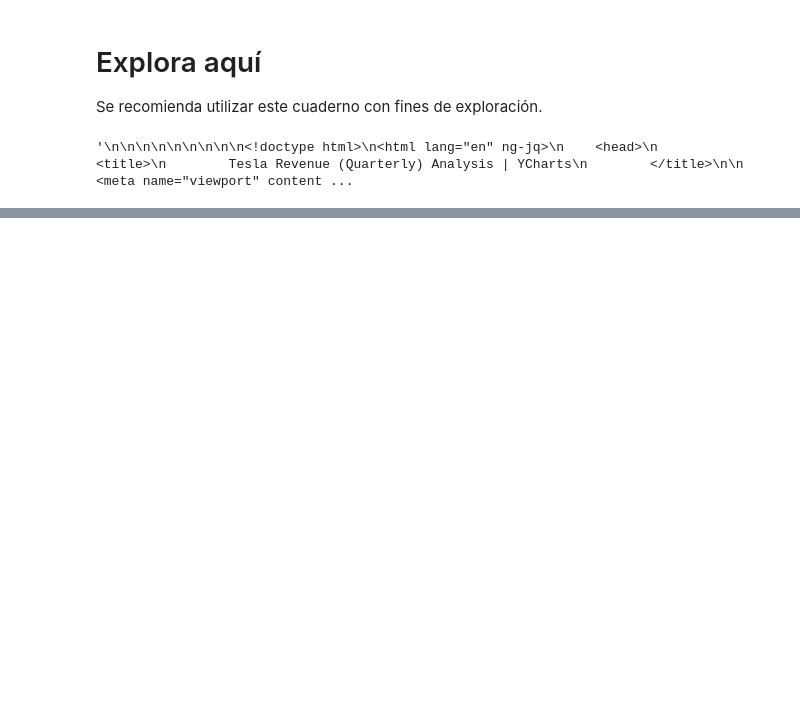
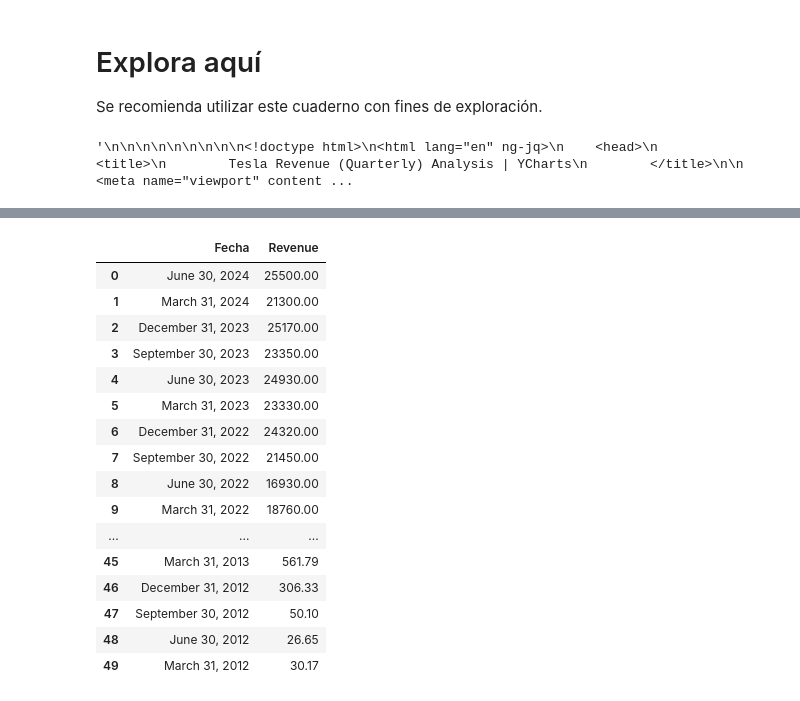
Before and after one commit to diegomacaya/web-scraping-project-tutorial, a Jupyter notebook: src/explore.es.ipynb, the cells around one changed output, grey strips where cells are left out. Saved outputs shown, nothing was run; the diff lists cells and outputs as text; code cells hidden in the pictures; blank space fills up the shorter version.

```diff
--- a/src/explore.es.ipynb
+++ b/src/explore.es.ipynb
@@ -75,0 +33,66 @@ tablas
+# %%
+# Paso 3: Transforma el HTML
+soup = BeautifulSoup(html_data,'html.parser')
+#soup
+#3.1. Buscar todas las tablas
+tablas = soup.find_all('table')
+#tablas
+
+#3.2. Buscar la tabla de evolución trimestral
+#3.2.a Buscar la tabla que me interesa obtener dentro de todas las tablas de forma directa, la que está en la primera posición
+tablas[0]
+#3.2.b buscar utilizando programación:
+for index,table in enumerate(tablas):
+    if ('June 30, 2012' in str(table)):
+        table_index = index
+        break
+table_index
+
+#3.3 Almacena los datos en un dataframe}
+df_tesla = pd.DataFrame(columns=['Fecha','Revenue'])
+
+for row in tablas[0].tbody.find_all('tr'):
+    col = row.find_all('td')
+    if (col != []):
+        Fecha = col[0].text
+        Revenue = col[1].text.replace('$','').replace('\n','').replace(' ','')
+        df_tesla = pd.concat([df_tesla,pd.DataFrame({'Fecha':Fecha,'Revenue':Revenue},index=[0])],ignore_index=True)
+
+for row in tablas[table_index].tbody.find_all('tr'):
+    col = row.find_all('td')
+    if (col != []):
+        Fecha = col[0].text
+        Revenue = col[1].text.replace('$','').replace('\n','').replace(' ','')
+        df_tesla = pd.concat([df_tesla,pd.DataFrame({'Fecha':Fecha,'Revenue':Revenue},index=[0])],ignore_index=True)
+
+#df_tesla.head()
+
+#Paso 4: Procesar el DataFrame
+def convierte_BaM(Revenue):
+    if 'B' in Revenue:
+        salida = float(Revenue[:-1])*1000
+    else:
+        salida = float(Revenue[:-1])
+    return salida
+df_tesla['Revenue'] = df_tesla['Revenue'].apply(convierte_BaM)
+
+
+df_tesla
+# %% [output]
+|  | Fecha | Revenue |
+| 0 | June 30, 2024 | 25500.00 |
+| 1 | March 31, 2024 | 21300.00 |
+| 2 | December 31, 2023 | 25170.00 |
+| 3 | September 30, 2023 | 23350.00 |
+| 4 | June 30, 2023 | 24930.00 |
+| 5 | March 31, 2023 | 23330.00 |
+| 6 | December 31, 2022 | 24320.00 |
+| 7 | September 30, 2022 | 21450.00 |
+| 8 | June 30, 2022 | 16930.00 |
+| 9 | March 31, 2022 | 18760.00 |
+| ... | ... | ... |
+| 45 | March 31, 2013 | 561.79 |
+| 46 | December 31, 2012 | 306.33 |
+| 47 | September 30, 2012 | 50.10 |
+| 48 | June 30, 2012 | 26.65 |
+| 49 | March 31, 2012 | 30.17 |
```
Also changed, not shown: parts of 4 cells of this notebook, 1 other file.
